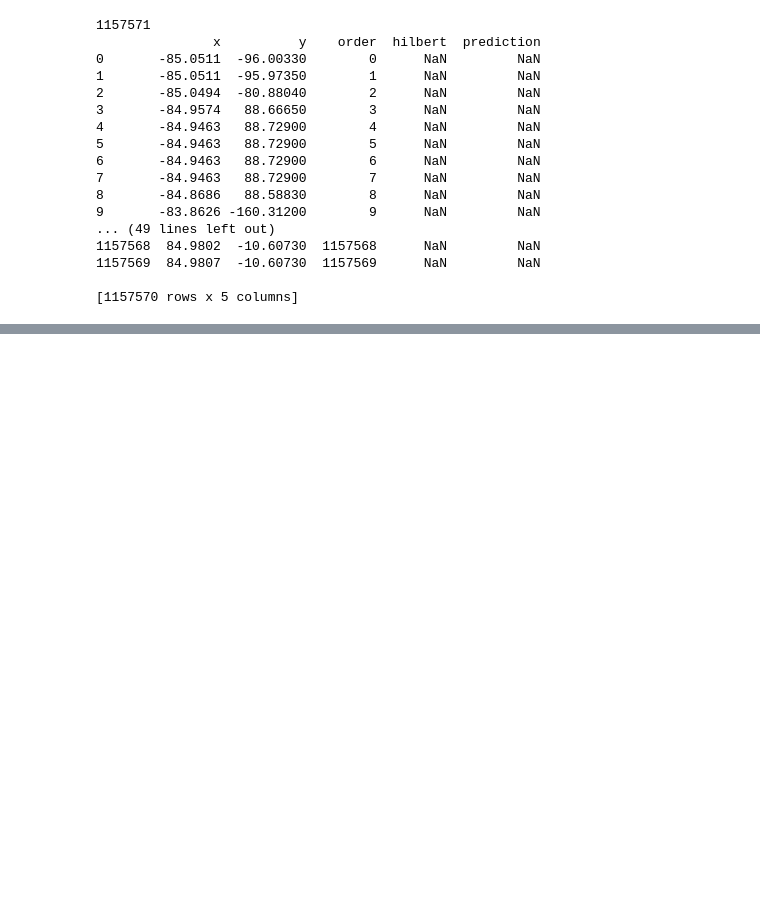
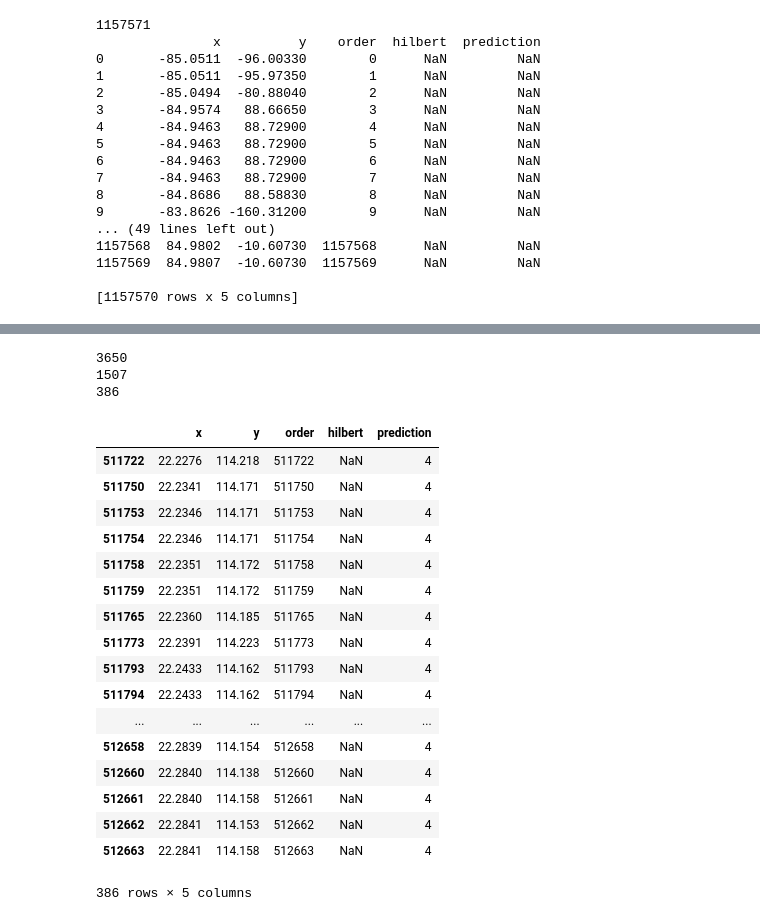
Before and after one commit to cloudray8580/LearnedIndex, a Jupyter notebook: LR-Stage-Model.ipynb, the cells around one changed output, grey strips where cells are left out. Drawn from its saved outputs; the diff is of its cells as text; code cells hidden in the pictures; blank space fills up the shorter version.

```diff
--- a/LR-Stage-Model.ipynb
+++ b/LR-Stage-Model.ipynb
@@ -127,3 +227,30 @@ for i in range(len(index)):
+# %%
+print(len(df[(df['x'] >= 38.7900) & (df['x'] <= 39.0118) & (df['y'] >= -77.2123) & (df['y'] <= -76.8835)]))
+print(len(df[(df['x'] >= 22.1481) & (df['x'] <= 22.5457) & (df['y'] >= 113.8436) & (df['y'] <= 114.4379)]))
+print(len(df[(df['x'] >= 22.2201) & (df['x'] <= 22.2841) & (df['y'] >= 114.1278) & (df['y'] <= 114.2572)]))
+df[(df['x'] >= 22.2201) & (df['x'] <= 22.2841) & (df['y'] >= 114.1278) & (df['y'] <= 114.2572)]
+# %% [output]
+3650
+1507
+386
+|  | x | y | order | hilbert | prediction |
+| 511722 | 22.2276 | 114.218 | 511722 | NaN | 4 |
+| 511750 | 22.2341 | 114.171 | 511750 | NaN | 4 |
+| 511753 | 22.2346 | 114.171 | 511753 | NaN | 4 |
+| 511754 | 22.2346 | 114.171 | 511754 | NaN | 4 |
+| 511758 | 22.2351 | 114.172 | 511758 | NaN | 4 |
+| 511759 | 22.2351 | 114.172 | 511759 | NaN | 4 |
+| 511765 | 22.2360 | 114.185 | 511765 | NaN | 4 |
+| 511773 | 22.2391 | 114.223 | 511773 | NaN | 4 |
+| 511793 | 22.2433 | 114.162 | 511793 | NaN | 4 |
+| 511794 | 22.2433 | 114.162 | 511794 | NaN | 4 |
+| ... | ... | ... | ... | ... | ... |
+| 512658 | 22.2839 | 114.154 | 512658 | NaN | 4 |
+| 512660 | 22.2840 | 114.138 | 512660 | NaN | 4 |
+| 512661 | 22.2840 | 114.158 | 512661 | NaN | 4 |
+| 512662 | 22.2841 | 114.153 | 512662 | NaN | 4 |
+| 512663 | 22.2841 | 114.158 | 512663 | NaN | 4 |
+386 rows × 5 columns
 # %%
 import numpy as np
 # use the generated stage index for prediction
```
Also changed, not shown: parts of 9 cells of this notebook, 1 other file.
